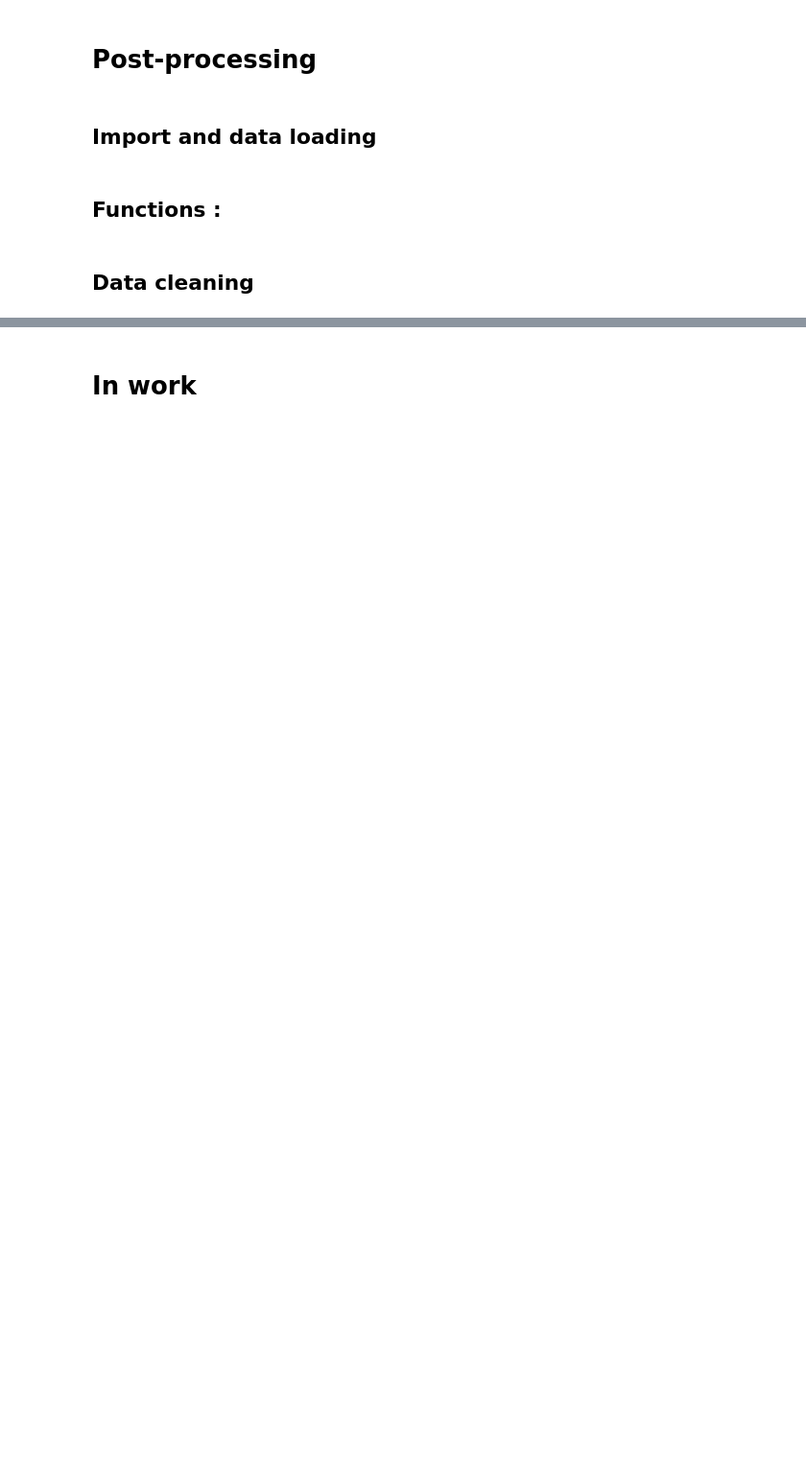
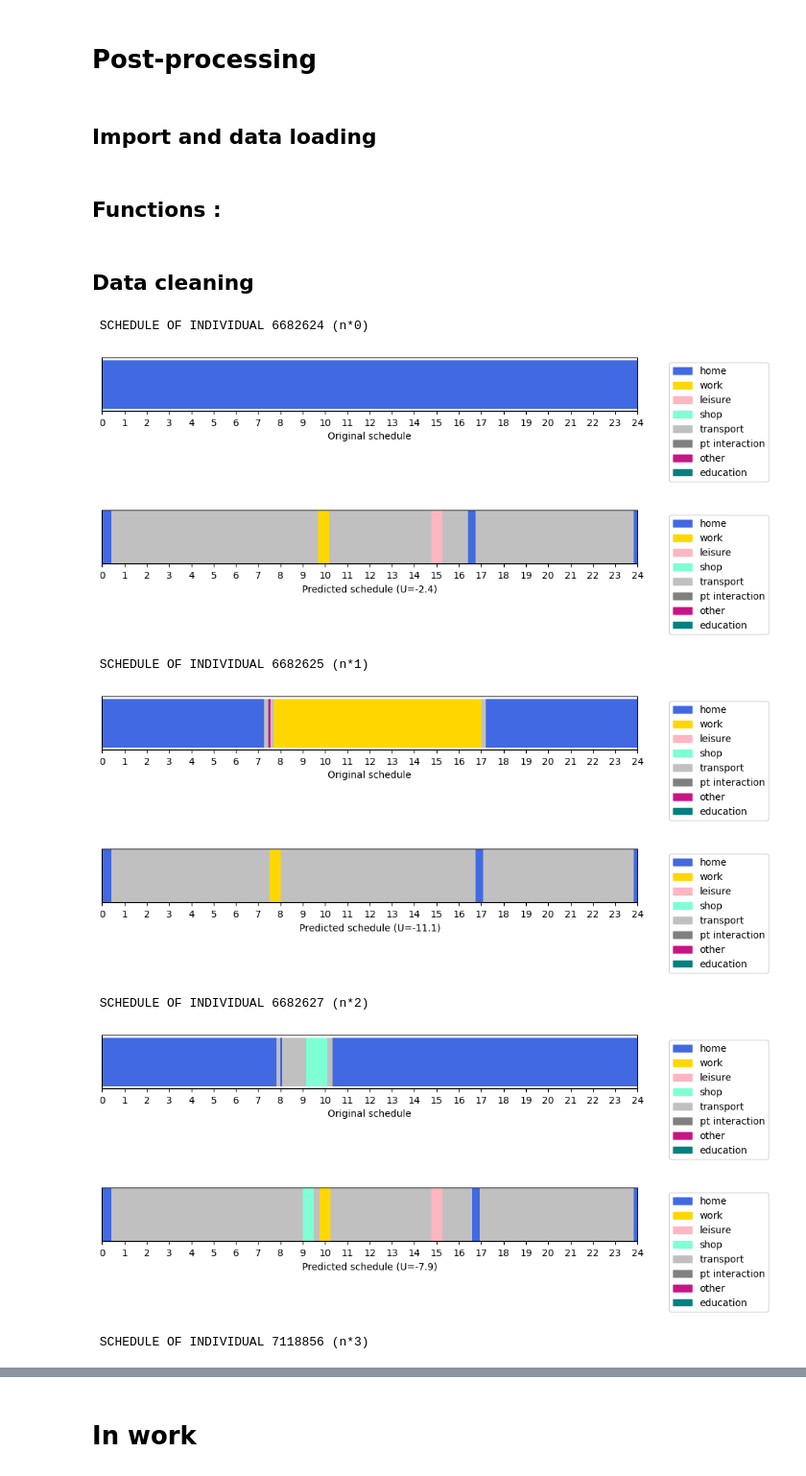
Before and after one commit to phellich/scheduling, a Jupyter notebook: Post-processing.ipynb, the cells around one changed output, grey strips where cells are left out. Shown at 96% size. Cells and saved outputs as stored; diff of their text form; code cells hidden in the pictures; blank space fills up the shorter version.

```diff
--- a/Post-processing.ipynb
+++ b/Post-processing.ipynb
@@ -251,7 +252,18 @@ results_clean = process_schedules_json(results)
 # df.head()
 # %%
 for index, id in enumerate(set(results_clean['id'])):
-    if index == 0:
+    if index == 4:
         break
     print(f"\n SCHEDULE OF INDIVIDUAL {id} (n*{index}) \n")
     compare_individual_schedules(activity_vaud, results_clean, id, table=False, plot=True)
+# %% [output]
+ SCHEDULE OF INDIVIDUAL 6682624 (n*0)
+[figure, added]
+[figure, added]
+ SCHEDULE OF INDIVIDUAL 6682625 (n*1)
+[figure, added]
+[figure, added]
+ SCHEDULE OF INDIVIDUAL 6682627 (n*2)
+[figure, added]
+[figure, added]
+ SCHEDULE OF INDIVIDUAL 7118856 (n*3)
```
Also changed, not shown: parts of 9 cells of this notebook, 7 other files.
